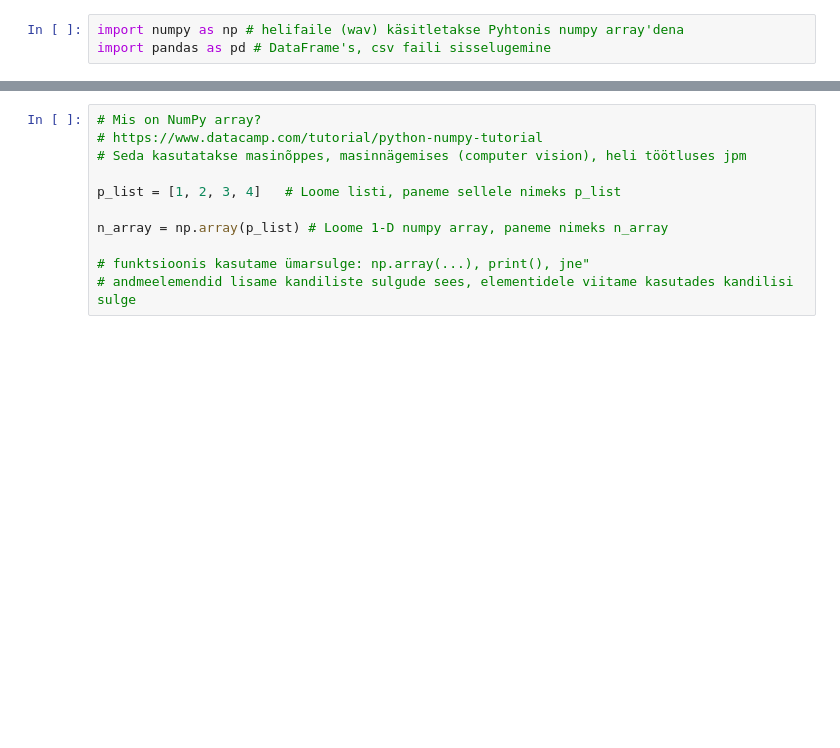
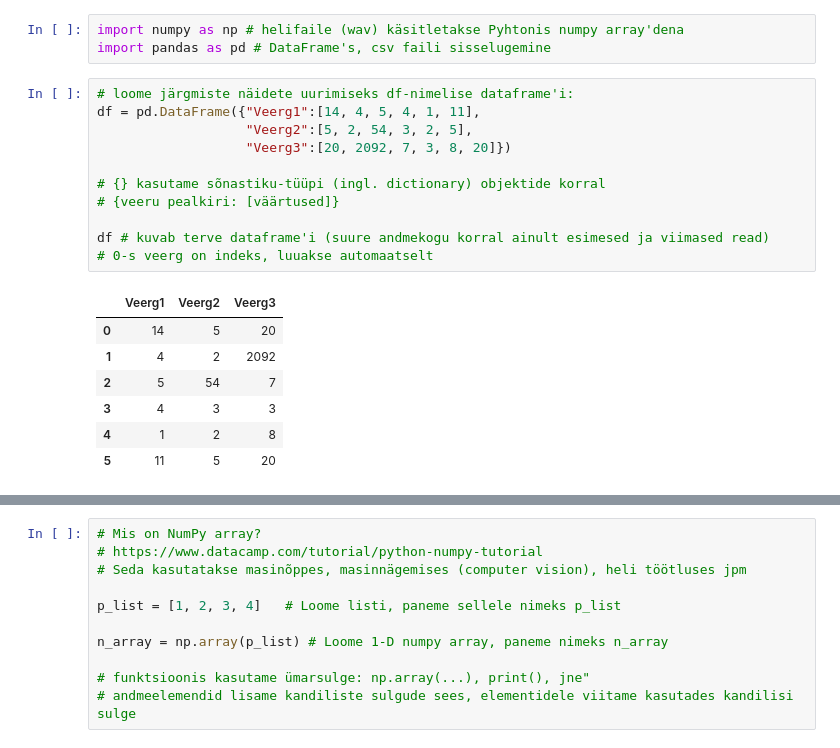
Before and after one commit to teetlohmus/pjk, a Jupyter notebook: pjk-10-klass-nparray-dataframe-dictionary.ipynb, the cells around one changed output, grey strips where cells are left out. Saved outputs shown, nothing was run; the diff lists cells and outputs as text; blank space fills up the shorter version.

Commit message:
Kaggle Notebook | PJK_10_klass_nparray_dataframe_dictionary | Version 4

```diff
--- a/pjk-10-klass-nparray-dataframe-dictionary.ipynb
+++ b/pjk-10-klass-nparray-dataframe-dictionary.ipynb
@@ -3,3 +3,22 @@
 # %%
 import numpy as np # helifaile (wav) käsitletakse Pyhtonis numpy array'dena
 import pandas as pd # DataFrame's, csv faili sisselugemine
+# %%
+# loome järgmiste näidete uurimiseks df-nimelise dataframe'i:
+df = pd.DataFrame({"Veerg1":[14, 4, 5, 4, 1, 11],
+                   "Veerg2":[5, 2, 54, 3, 2, 5],
+                   "Veerg3":[20, 2092, 7, 3, 8, 20]})
+
+# {} kasutame sõnastiku-tüüpi (ingl. dictionary) objektide korral
+# {veeru pealkiri: [väärtused]}
+
+df # kuvab terve dataframe'i (suure andmekogu korral ainult esimesed ja viimased read)
+# 0-s veerg on indeks, luuakse automaatselt
+# %% [output]
+|  | Veerg1 | Veerg2 | Veerg3 |
+| 0 | 14 | 5 | 20 |
+| 1 | 4 | 2 | 2092 |
+| 2 | 5 | 54 | 7 |
+| 3 | 4 | 3 | 3 |
+| 4 | 1 | 2 | 8 |
+| 5 | 11 | 5 | 20 |
```
Also changed, not shown: parts of 20 cells of this notebook.
